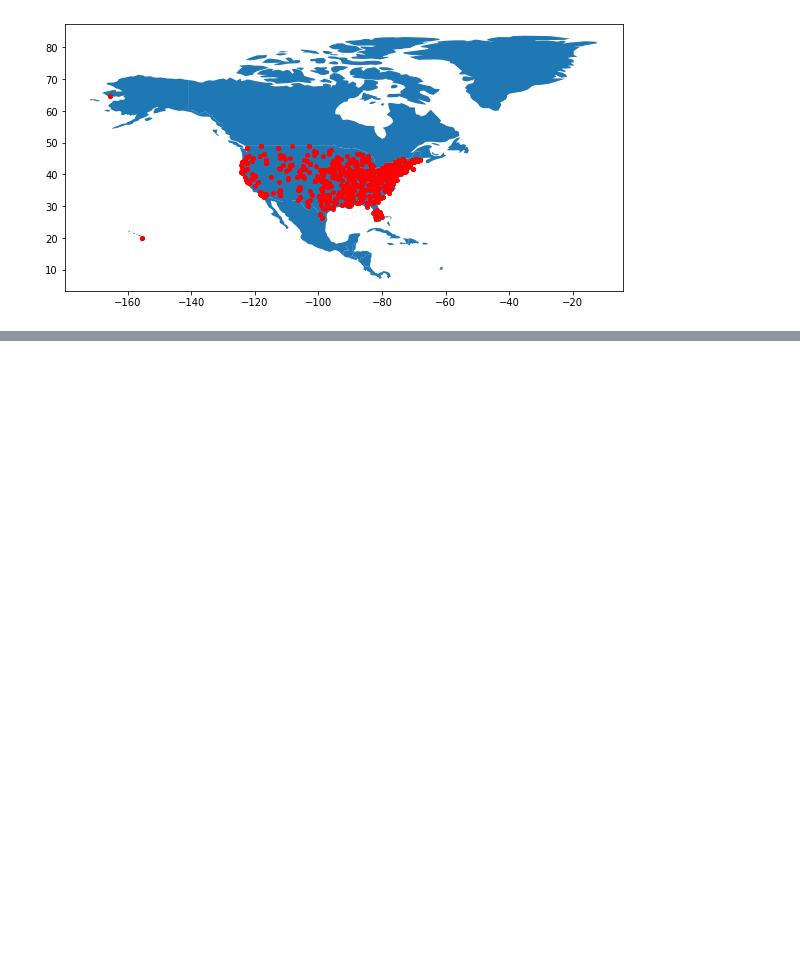
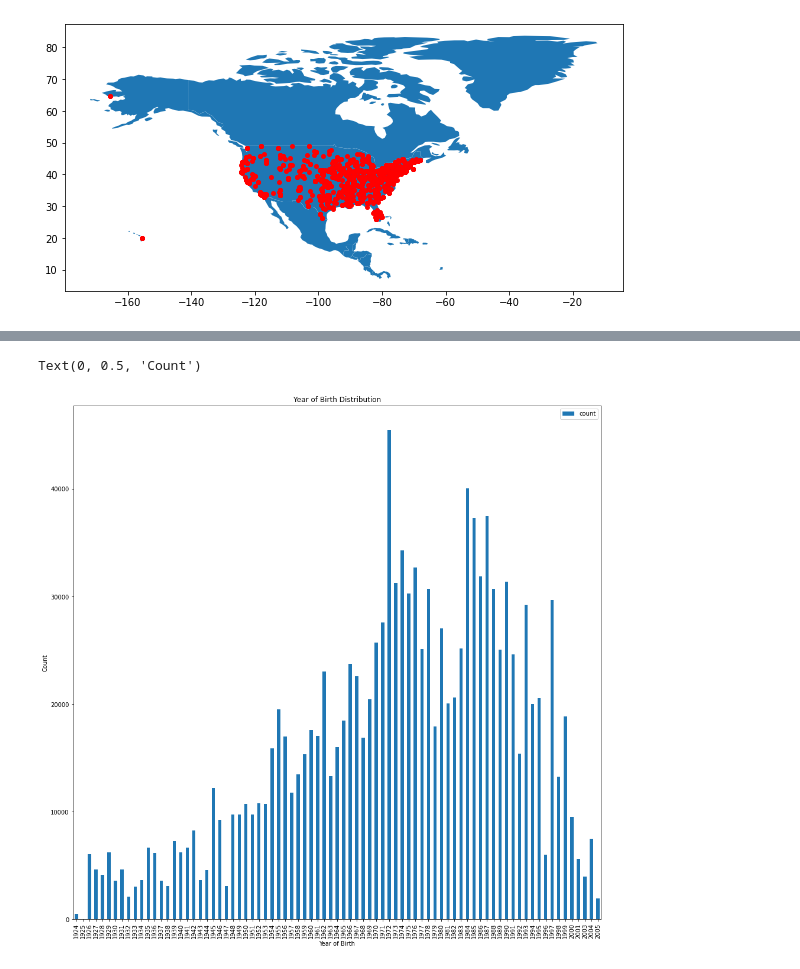
Before and after one commit to cwperks/eai6000_group5, a Jupyter notebook: week1/cperkins_week1_eda.ipynb, the cells around one changed output, grey strips where cells are left out. Drawn from its saved outputs; the diff is of its cells as text; code cells hidden in the pictures; blank space fills up the shorter version.

```diff
--- a/week1/cperkins_week1_eda.ipynb
+++ b/week1/cperkins_week1_eda.ipynb
@@ -95,0 +138,10 @@ gdf.plot(ax=ax.plot(figsize=(10, 6)), marker='o', color='red', markersize=15);
+# %%
+dob_counts = fraud_df['year_of_birth'].value_counts().sort_index().reset_index()
+dob_counts.columns = ['year_of_birth','count']
+
+plt = dob_counts.plot.bar(x='year_of_birth', y='count', figsize=(16, 16), title="Year of Birth Distribution")
+plt.set_xlabel('Year of Birth')
+plt.set_ylabel('Count')
+# %% [output]
+Text(0, 0.5, 'Count')
+[figure, added]
```
Also changed, not shown: parts of 4 cells of this notebook.
